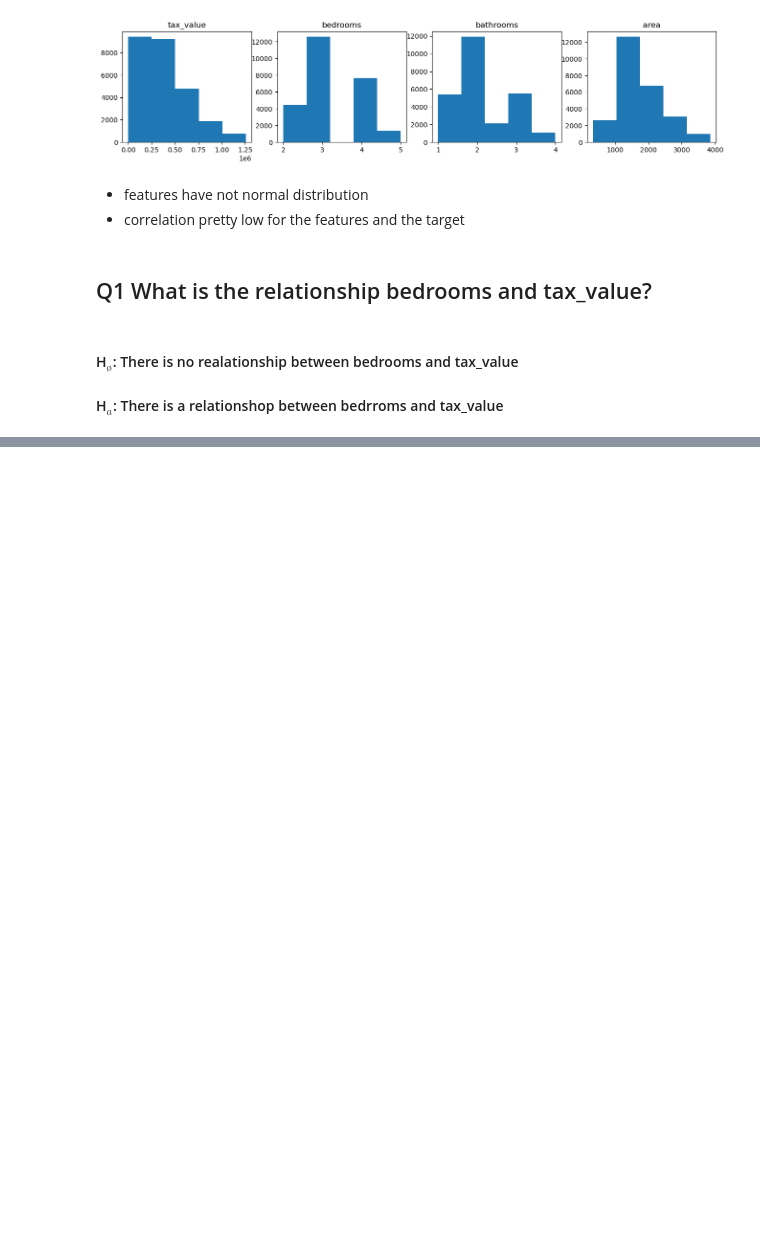
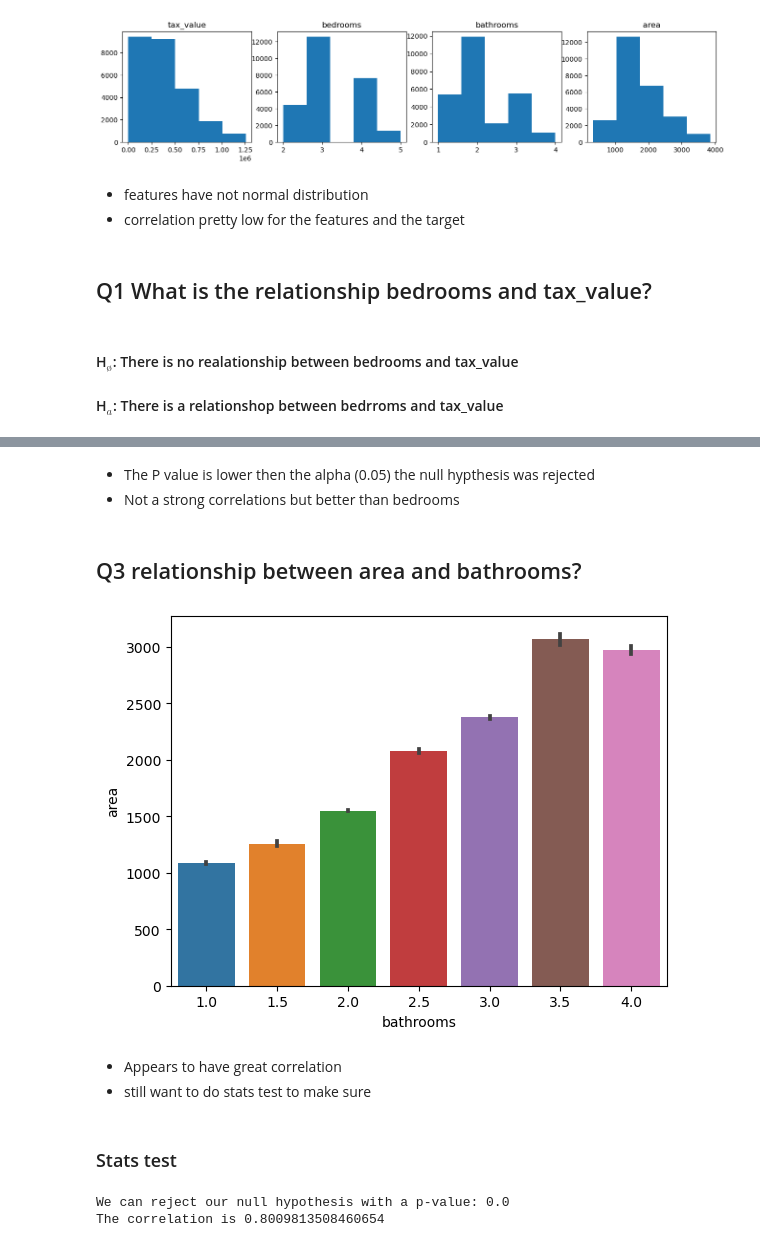
Before and after one commit to Jburch01/regression_project, a Jupyter notebook: final_report.ipynb, the cells around one changed output, grey strips where cells are left out. Drawn from its saved outputs; the diff is of its cells as text; code cells hidden in the pictures; blank space fills up the shorter version.

```diff
--- a/final_report.ipynb
+++ b/final_report.ipynb
@@ -114,0 +157,20 @@ m.get_distribution_and_corr(train)
+# %% [markdown]
+- The P value is lower then the alpha (0.05) the null hypthesis was rejected
+- Not a strong correlations but better than bedrooms
+# %% [markdown]
+## Q3 relationship between area and bathrooms?
+# %%
+m.get_visual(train, 'bathrooms', 'area', sns.barplot)
+# %% [output]
+[figure, added]
+# %% [markdown]
+- Appears to have great correlation
+- still want to do stats test to make sure
+# %% [markdown]
+### Stats test
+# %%
+# Get stats test for x and y
+m.stats_test('bathrooms', 'area', train)
+# %% [output]
+We can reject our null hypothesis with a p-value: 0.0
+The correlation is 0.8009813508460654
```
Also changed, not shown: parts of 50 cells of this notebook.
